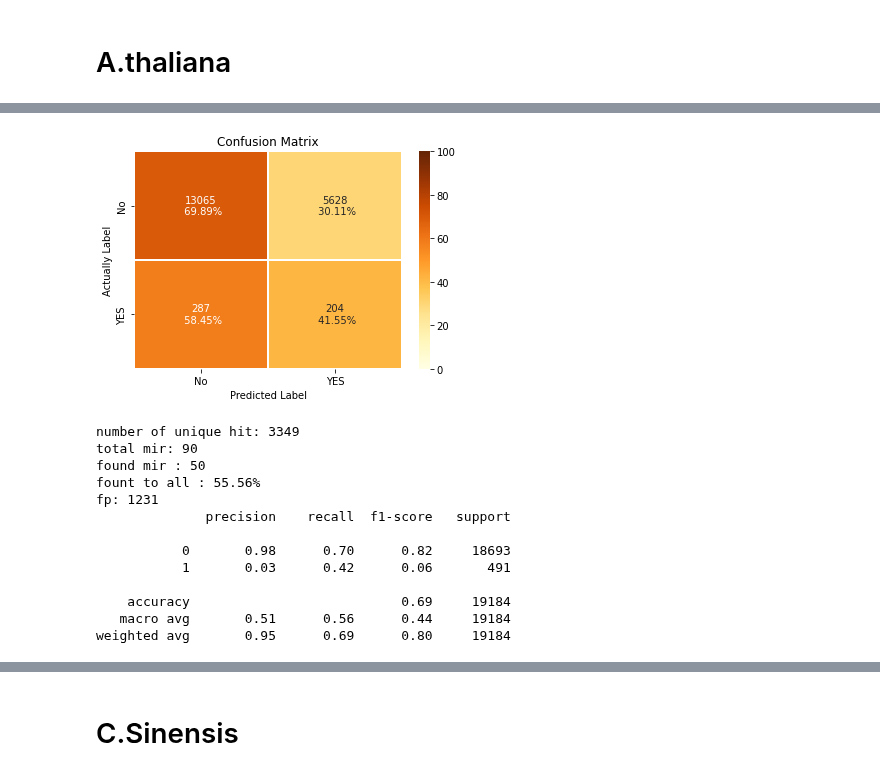
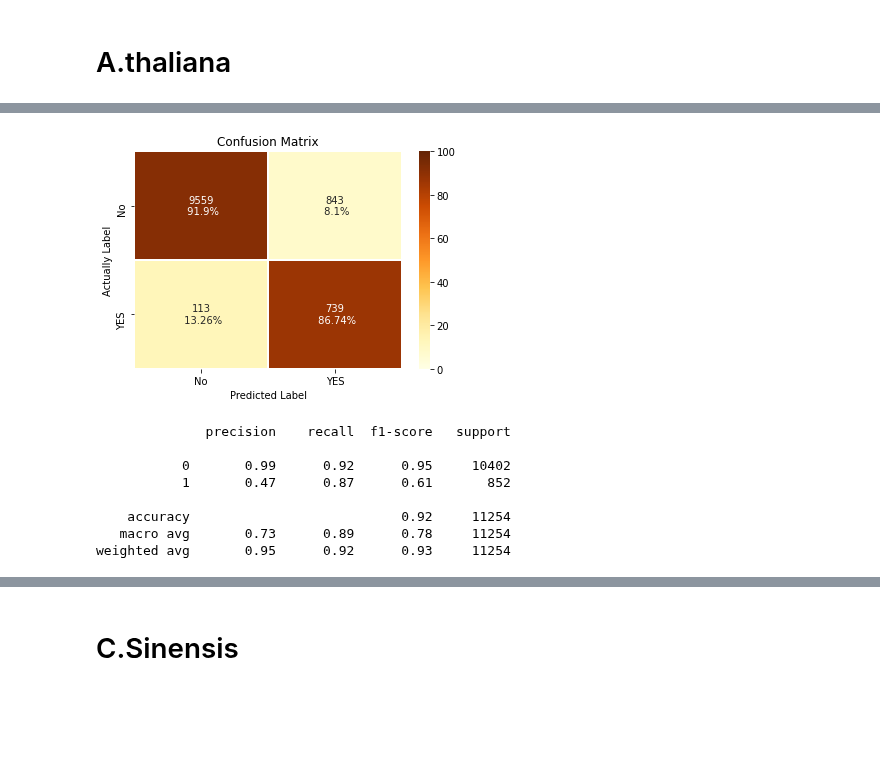
Before and after one commit to Ilia-Abolhasani/amir-p3, a Jupyter notebook: ipynb files/Classification.ipynb, the cells around one changed output, grey strips where cells are left out. Cells and saved outputs as stored; diff of their text form; code cells hidden in the pictures; blank space fills up the shorter version.

Commit message:
data generation bugs fixed.

```diff
--- a/ipynb files/Classification.ipynb
+++ b/ipynb files/Classification.ipynb
@@ -144,5 +152,5 @@ data["Z.mays"]     = {}
 #with open('filename.pickle', 'wb') as handle:
 #   pickle.dump(data, handle, protocol=pickle.HIGHEST_PROTOCOL)
 
-with open('filename.pickle', 'rb') as handle:
-    data = pickle.load(handle)
+#with open('filename.pickle', 'rb') as handle:
+    #data = pickle.load(handle)
@@ -564,3 +175,17 @@ X_train, X_val, y_train, y_val = train_test_split(data['O.sativa']['feature'], d
+# %%
+X = pd.concat([
+    data['O.sativa']['feature'],
+    data['A.thaliana']['feature'],
+    #data['C.Sinensis']['feature'],
+    #data['Z.mays']['feature'],
+]).reset_index(drop=True)
+Y = np.concatenate([
+    data['O.sativa']['target'],
+    data['A.thaliana']['target'],
+    #data['C.Sinensis']['target'],
+    #data['Z.mays']['target'],
+])
+X_train, X_val, y_train, y_val = train_test_split(X, Y, test_size=0.33, random_state=0)
 # %%
 class_weight = {0: 1.,
                 1: (sum(y_train[:,0]) + sum(y_val[:,0])) / (sum(y_train[:,1]) + sum(y_val[:,1]))}
@@ -718,12 +362,9 @@ weighted avg       0.99      0.99      0.99    160046
 # %% [markdown]
 # A.thaliana
 # %%
-_X = pca.fit_transform(data[plant]['feature'])
 plant = 'A.thaliana'
 y_true = np.argmax(data[plant]['target'], axis=1)
-#y_pred =  np.argmax(model.predict(data[plant]['feature']), axis=1)
-y_pred = clf.predict(_X)
+y_pred =  np.argmax(model.predict(data[plant]['feature']), axis=1)
 confusion_matrix(y_true,y_pred,["No","YES"])
-report(y_pred, data[plant]['df'], data[plant]['reference'])
 print(classification_report(y_true, y_pred))
 # %% [output]
@@ -730,14 +372,9 @@ print(classification_report(y_true, y_pred))
-[figure, old version]
+[figure, new version]
-number of unique hit: 3349
-total mir: 90
-found mir : 50
-fount to all : 55.56%
-fp: 1231
-              precision    recall  f1-score   support
-
-           0       0.98      0.70      0.82     18693
-           1       0.03      0.42      0.06       491
-
-    accuracy                           0.69     19184
-   macro avg       0.51      0.56      0.44     19184
-weighted avg       0.95      0.69      0.80     19184
+              precision    recall  f1-score   support
+
+           0       0.99      0.92      0.95     10402
+           1       0.47      0.87      0.61       852
+
+    accuracy                           0.92     11254
+   macro avg       0.73      0.89      0.78     11254
+weighted avg       0.95      0.92      0.93     11254
```
Also changed, not shown: parts of 28 cells of this notebook, 4 other files.
